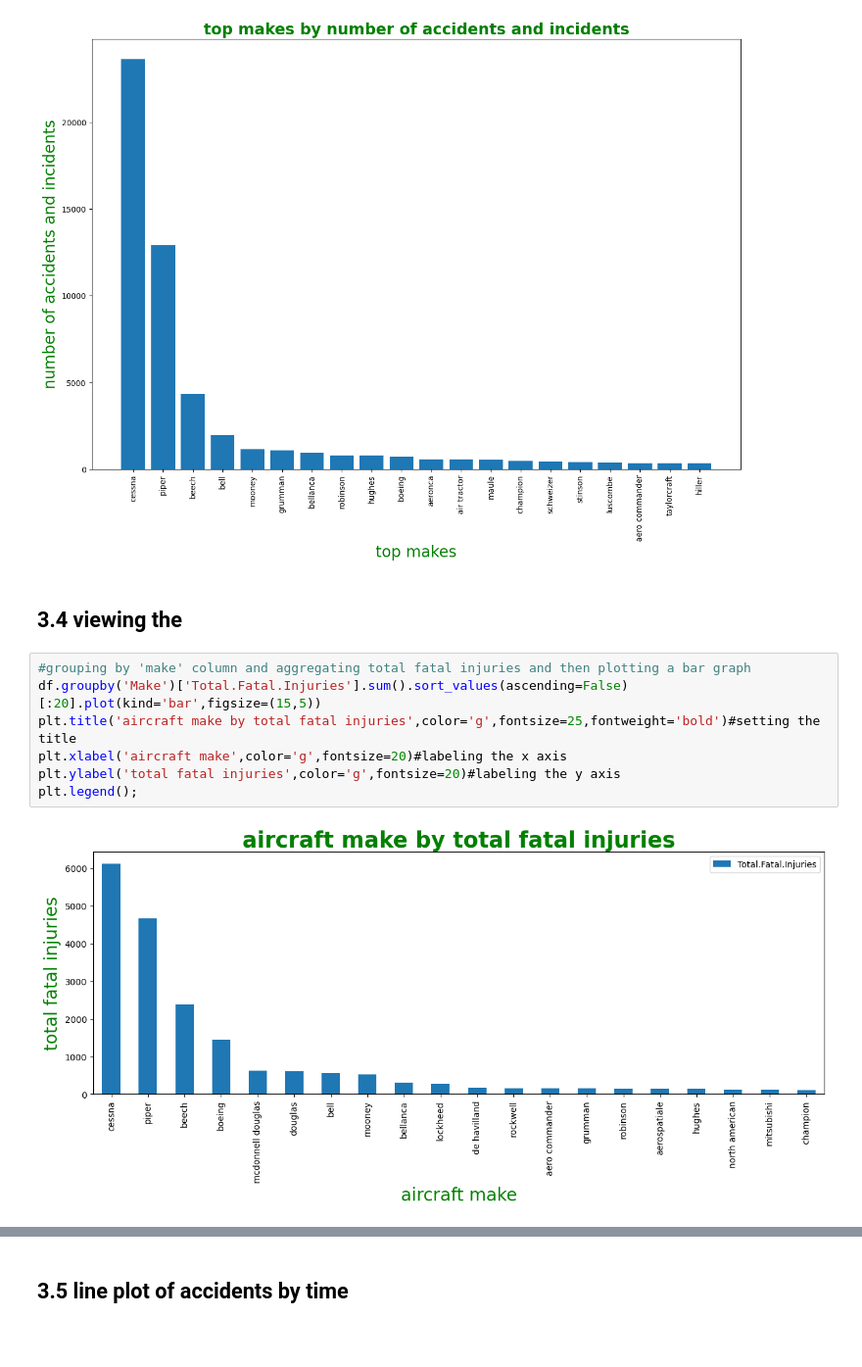
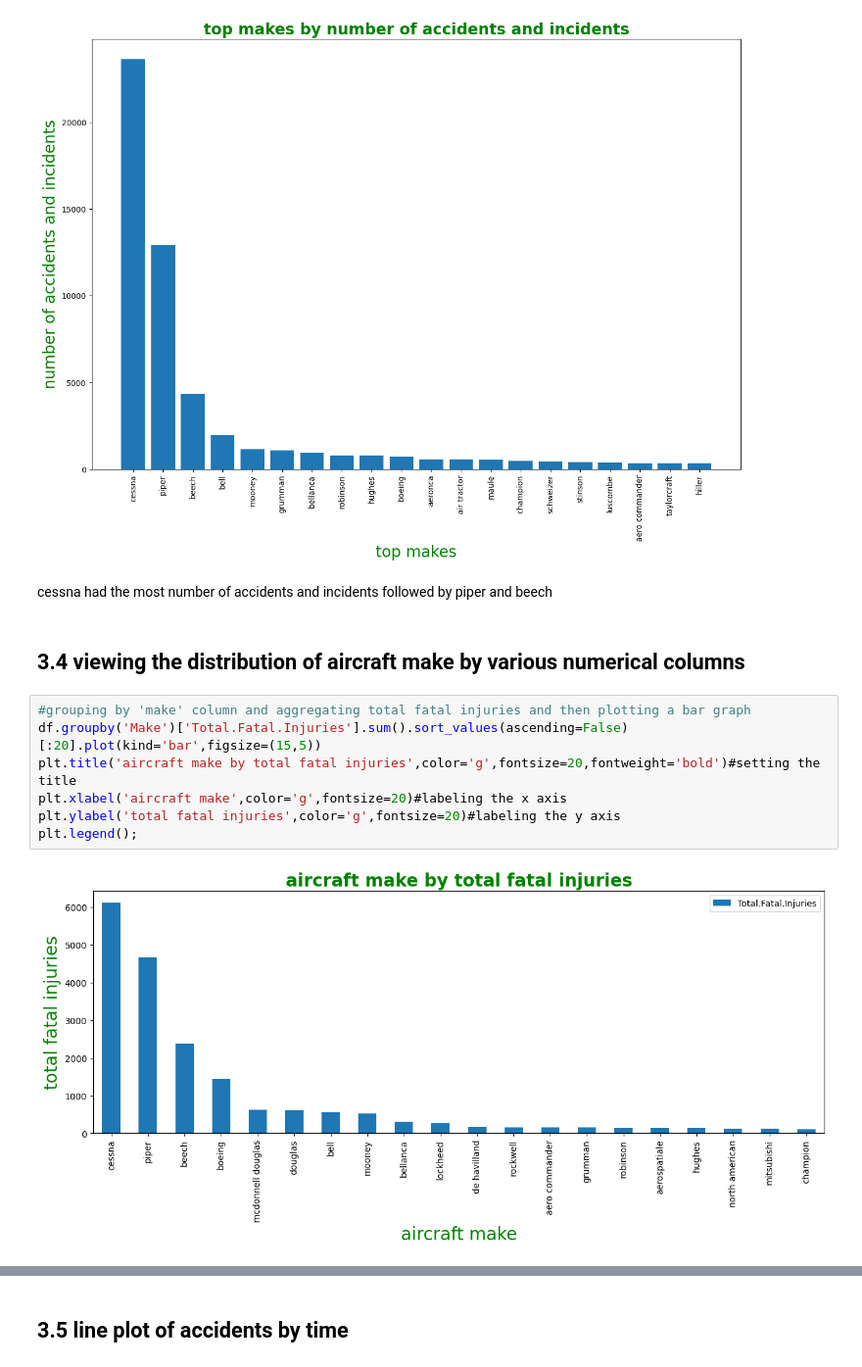
Before and after one commit to kibngetich/aviation-data-analysis, a Jupyter notebook: index.ipynb, the cells around one changed output, grey strips where cells are left out. Shown at 98% size. Cells and saved outputs as stored; diff of their text form; blank space fills up the shorter version.

```diff
--- a/index.ipynb
+++ b/index.ipynb
@@ -421,14 +433,16 @@ ax.set_ylabel('number of accidents and incidents',color='g',fontsize=20)#labelin
 ax.set_xticklabels(top_makes.index,rotation=90);
 # %% [output]
 [figure]
+# %% [markdown]
+cessna had the most number of accidents and incidents followed by piper and beech
 # %% [markdown]
-## 3.4 viewing the
+## 3.4 viewing the distribution of aircraft make by various numerical columns
 # %%
 #grouping by 'make' column and aggregating total fatal injuries and then plotting a bar graph
 df.groupby('Make')['Total.Fatal.Injuries'].sum().sort_values(ascending=False)[:20].plot(kind='bar',figsize=(15,5))
-plt.title('aircraft make by total fatal injuries',color='g',fontsize=25,fontweight='bold')#setting the title
+plt.title('aircraft make by total fatal injuries',color='g',fontsize=20,fontweight='bold')#setting the title
 plt.xlabel('aircraft make',color='g',fontsize=20)#labeling the x axis
 plt.ylabel('total fatal injuries',color='g',fontsize=20)#labeling the y axis
 plt.legend();
 # %% [output]
-[figure, old version]
+[figure, new version]
```
Also changed, not shown: parts of 18 cells of this notebook.
